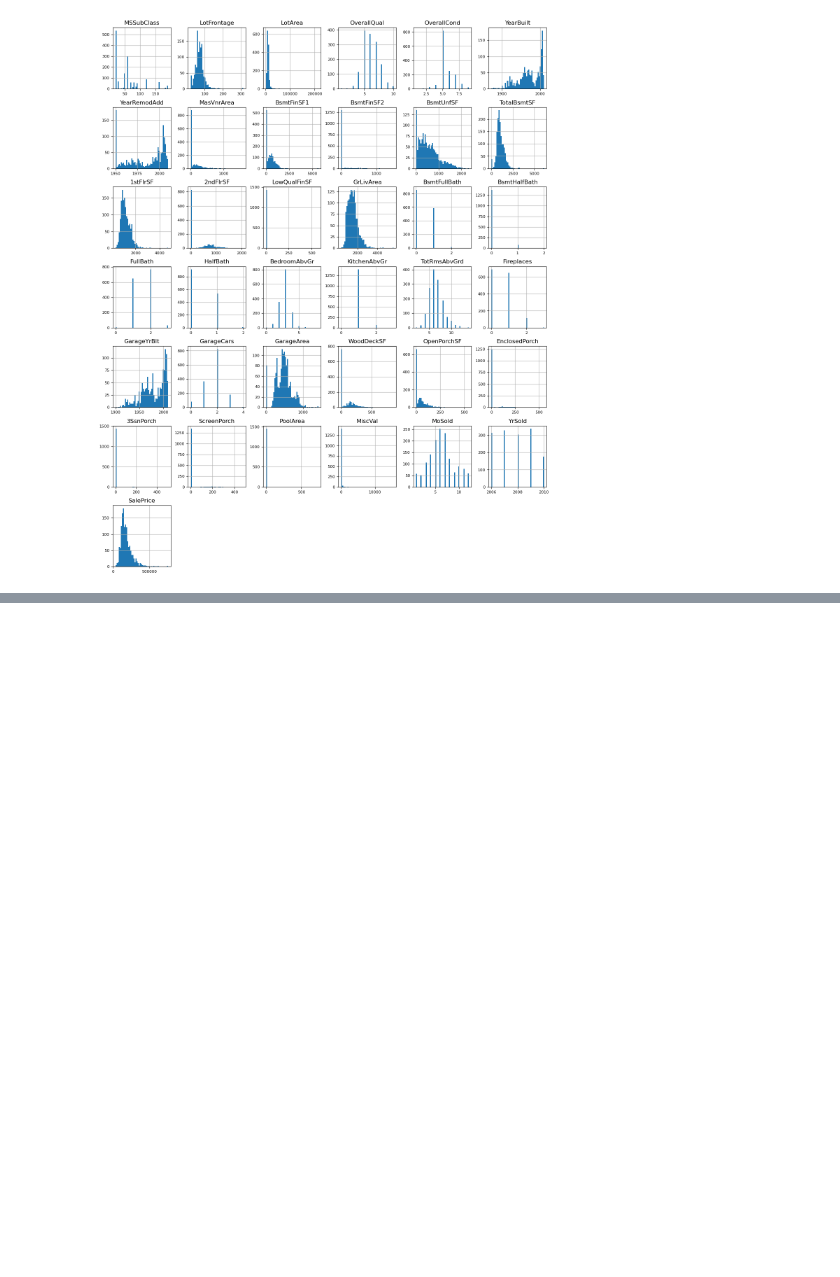
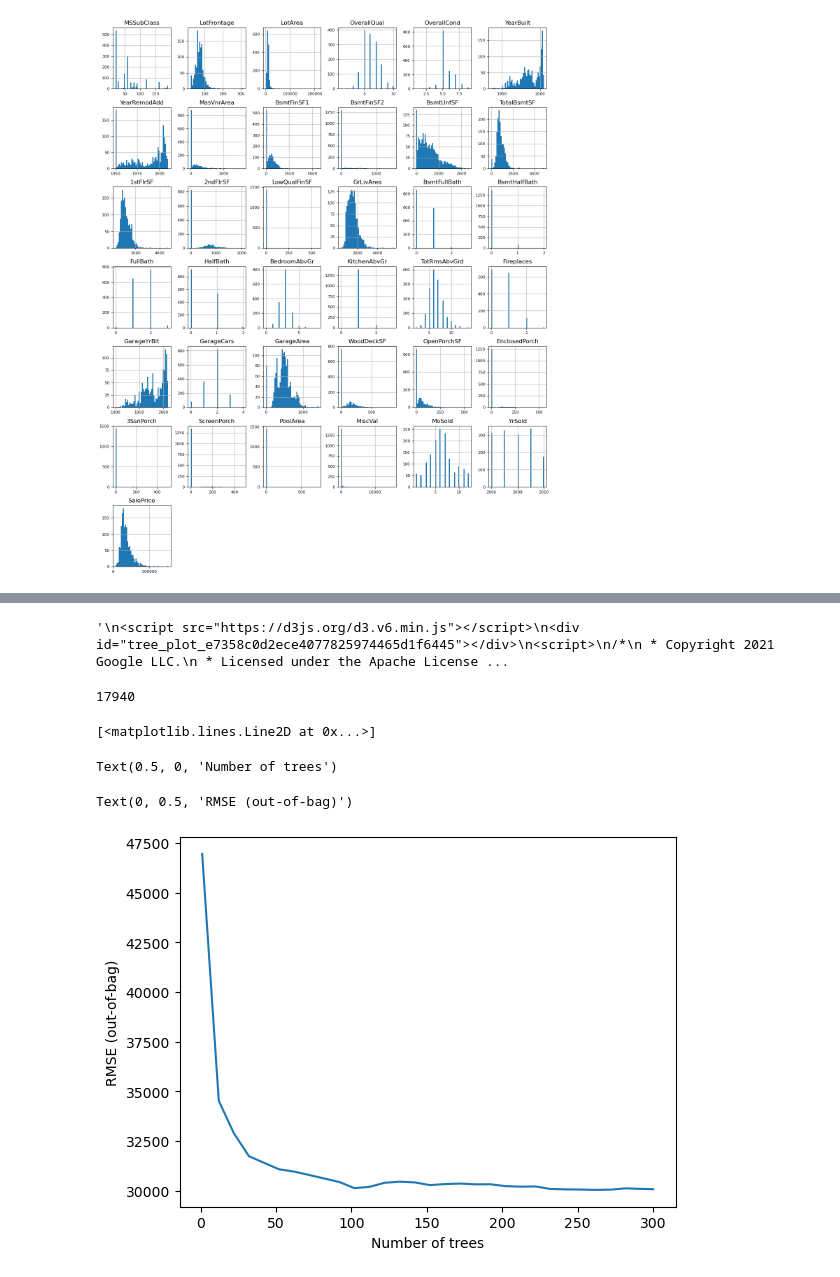
Before and after one commit to karvendhanm/kaggle, a Jupyter notebook: house_prices_prediction/data_exploration.ipynb, the cells around one changed output, grey strips where cells are left out. Drawn from its saved outputs; the diff is of its cells as text; code cells hidden in the pictures; blank space fills up the shorter version.

```diff
--- a/house_prices_prediction/data_exploration.ipynb
+++ b/house_prices_prediction/data_exploration.ipynb
@@ -175,0 +183,4 @@ Skipping registering GPU devices...
+# %%
+rf = tfdf.keras.RandomForestModel(task=tfdf.keras.Task.REGRESSION)
+rf.compile(metrics=['mse'])
+rf
@@ -175,0 +190,3 @@ Skipping registering GPU devices...
+# %%
+# training the model
+rf.fit(train_ds)
@@ -175,0 +205,23 @@ Skipping registering GPU devices...
+# %%
+tfdf.model_plotter.plot_model(rf, tree_idx=0, max_depth=3)
+# %% [output]
+'\n<script src="https://d3js.org/d3.v6.min.js"></script>\n<div id="tree_plot_e7358c0d2ece4077825974465d1f6445"></div>\n<script>\n/*\n * Copyright 2021 Google LLC.\n * Licensed under the Apache License ...
+# %%
+# visualizing the model.
+with open(config.jn_plotpath + 'tree_102.html', 'w') as fh:
+    fh.write(tfdf.model_plotter.plot_model(rf, tree_idx=102, max_depth=3))
+# %% [output]
+17940
+# %%
+# Evaluate the model
+inspector = rf.make_inspector()
+logs = inspector.training_logs()
+plt.plot([log.num_trees for log in logs], [log.evaluation.rmse for log in logs])
+plt.xlabel('Number of trees')
+plt.ylabel('RMSE (out-of-bag)')
+plt.show()
+# %% [output]
+[<matplotlib.lines.Line2D at 0x...>]
+Text(0.5, 0, 'Number of trees')
+Text(0, 0.5, 'RMSE (out-of-bag)')
+[figure, added]
```
Also changed, not shown: parts of 12 cells of this notebook, 2 other files.
